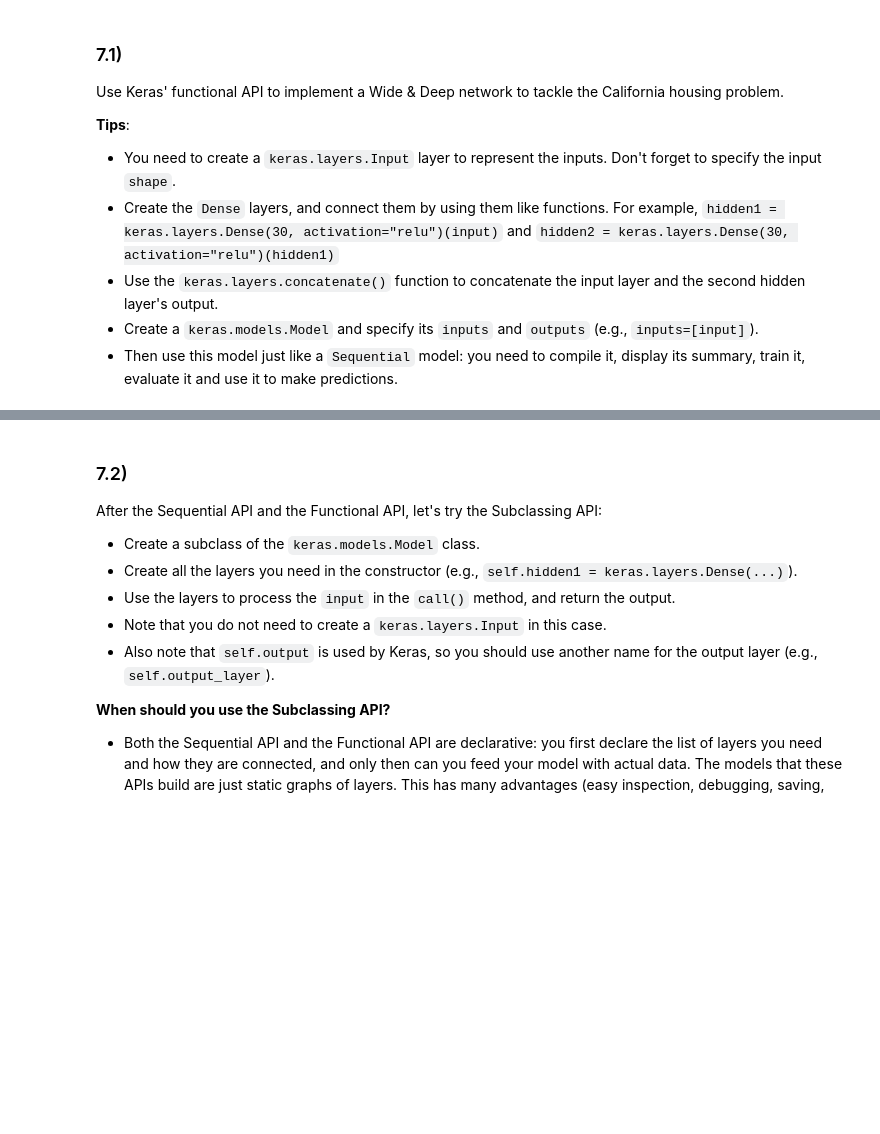
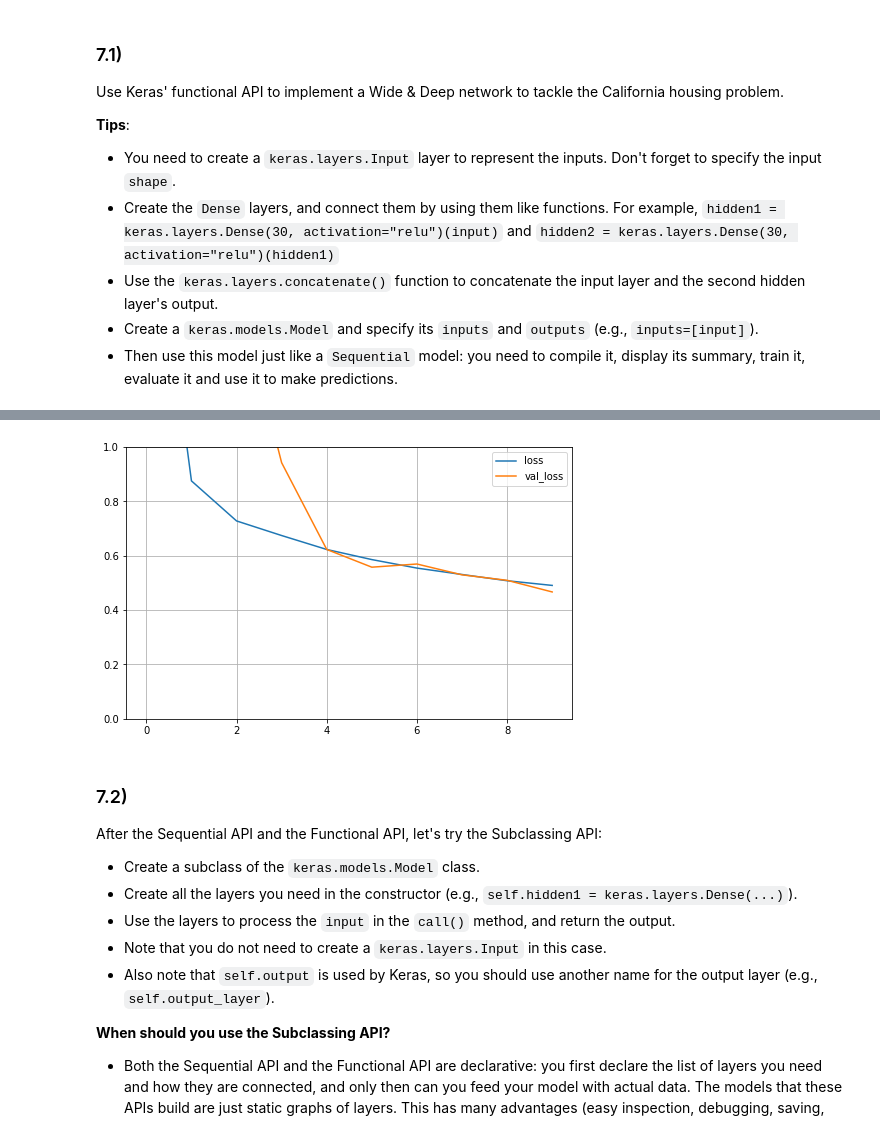
Before and after one commit to akimboyko/tf2_course, a Jupyter notebook: 01_neural_nets_with_keras.ipynb, the cells around one changed output, grey strips where cells are left out. Cells and saved outputs as stored; diff of their text form; code cells hidden in the pictures; blank space fills up the shorter version.

```diff
--- a/01_neural_nets_with_keras.ipynb
+++ b/01_neural_nets_with_keras.ipynb
@@ -961,8 +1335,6 @@ def build_model(n_hidden=1, n_neurons=100, learning_rate=0.001):
 
     concat_layers = keras.layers.concatenate([input_layer, hidden2_layer])
     output_layer = keras.layers.Dense(1)(concat_layers)
-
-    output_layer = keras.layers.concatenate([input_layer, hidden2_layer])
 
     model = keras.models.Model(inputs=[input_layer], outputs=[output_layer])
 
@@ -1016,6 +1390,7 @@ Trainable params: 1,200
 Non-trainable params: 0
 __________________________________________________________________________________________________
 # %%
-loss_value, accuracy = (model.evaluate([X_test_scaled_A, X_test_scaled_B], y_test))
+loss_value, accuracy = (model.evaluate(X_test_scaled, y_test))
 print(f"loss_value={loss_value}, accuracy={accuracy}")
 plot_learning_curves(history)
+# %% [output]
@@ -1022,3 +1399,4 @@ plot_learning_curves(history)
+[figure, added]
 # %% [markdown]
 ### 7.2)
 After the Sequential API and the Functional API, let's try the Subclassing API:
```
Also changed, not shown: parts of 76 cells of this notebook.
